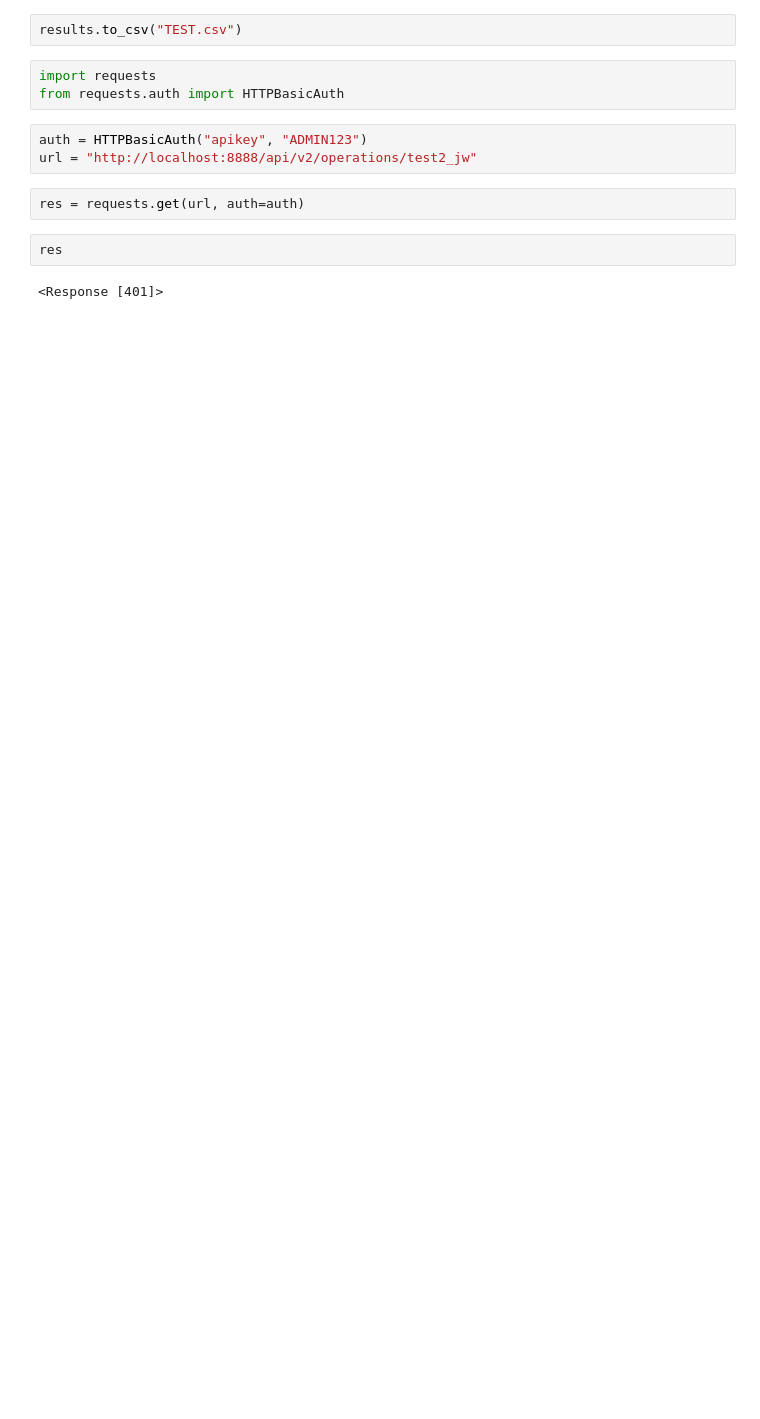
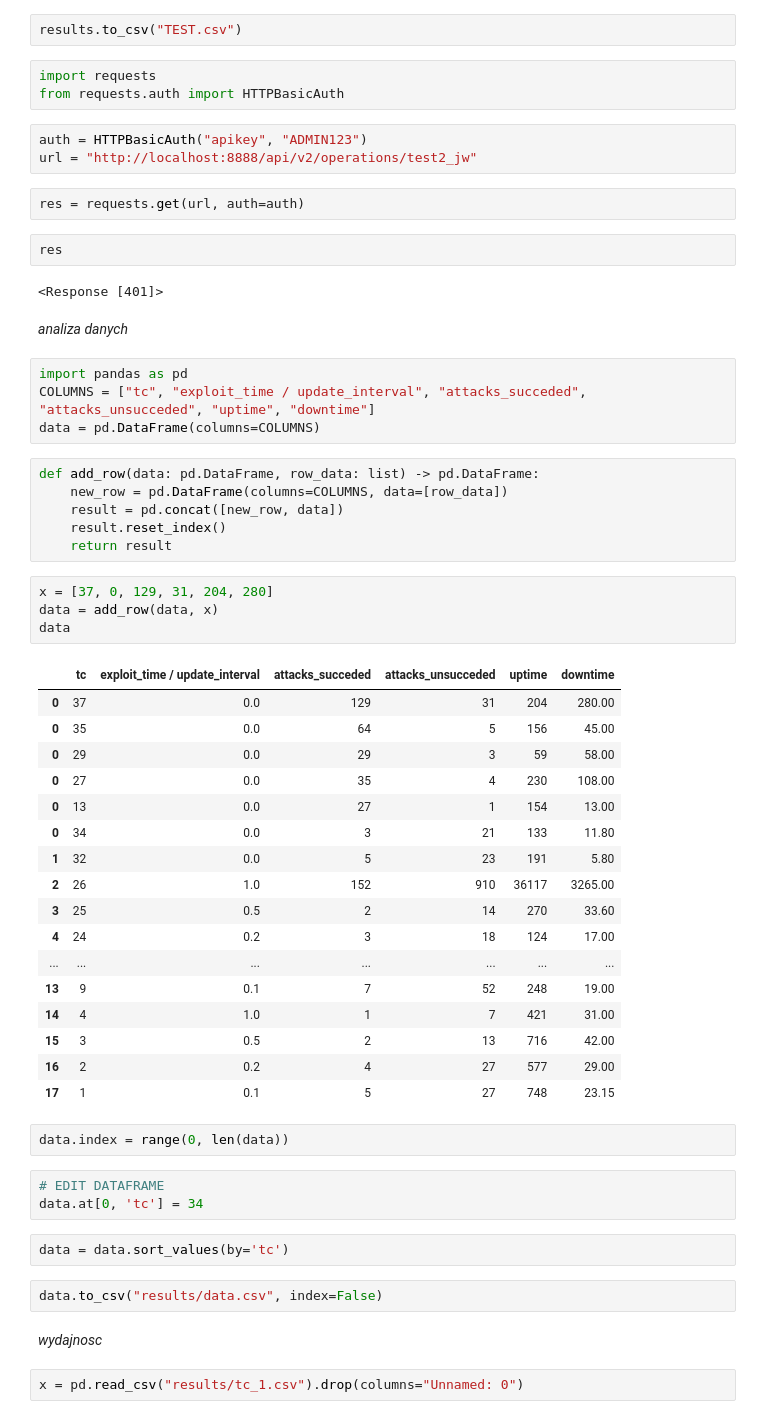
Before and after one commit to cyberorzech/k8s-nodeport-mtd, a Jupyter notebook: notebook.ipynb, the cells around one changed output. Cells and saved outputs as stored; diff of their text form; blank space fills up the shorter version.

```diff
--- a/notebook.ipynb
+++ b/notebook.ipynb
@@ -117,3 +117,50 @@ res = requests.get(url, auth=auth)
 res
 # %% [output]
 <Response [401]>
+# %% [markdown]
+*analiza danych*
+# %%
+import pandas as pd
+COLUMNS = ["tc", "exploit_time / update_interval", "attacks_succeded", "attacks_unsucceded", "uptime", "downtime"]
+data = pd.DataFrame(columns=COLUMNS)
+# %%
+def add_row(data: pd.DataFrame, row_data: list) -> pd.DataFrame:
+    new_row = pd.DataFrame(columns=COLUMNS, data=[row_data])
+    result = pd.concat([new_row, data])
+    result.reset_index()
+    return result
+# %%
+x = [37, 0, 129, 31, 204, 280]
+data = add_row(data, x)
+data
+# %% [output]
+|  | tc | exploit_time / update_interval | attacks_succeded | attacks_unsucceded | uptime | downtime |
+| 0 | 37 | 0.0 | 129 | 31 | 204 | 280.00 |
+| 0 | 35 | 0.0 | 64 | 5 | 156 | 45.00 |
+| 0 | 29 | 0.0 | 29 | 3 | 59 | 58.00 |
+| 0 | 27 | 0.0 | 35 | 4 | 230 | 108.00 |
+| 0 | 13 | 0.0 | 27 | 1 | 154 | 13.00 |
+| 0 | 34 | 0.0 | 3 | 21 | 133 | 11.80 |
+| 1 | 32 | 0.0 | 5 | 23 | 191 | 5.80 |
+| 2 | 26 | 1.0 | 152 | 910 | 36117 | 3265.00 |
+| 3 | 25 | 0.5 | 2 | 14 | 270 | 33.60 |
+| 4 | 24 | 0.2 | 3 | 18 | 124 | 17.00 |
+| ... | ... | ... | ... | ... | ... | ... |
+| 13 | 9 | 0.1 | 7 | 52 | 248 | 19.00 |
+| 14 | 4 | 1.0 | 1 | 7 | 421 | 31.00 |
+| 15 | 3 | 0.5 | 2 | 13 | 716 | 42.00 |
+| 16 | 2 | 0.2 | 4 | 27 | 577 | 29.00 |
+| 17 | 1 | 0.1 | 5 | 27 | 748 | 23.15 |
+# %%
+data.index = range(0, len(data))
+# %%
+# EDIT DATAFRAME
+data.at[0, 'tc'] = 34
+# %%
+data = data.sort_values(by='tc')
+# %%
+data.to_csv("results/data.csv", index=False)
+# %% [markdown]
+*wydajnosc*
+# %%
+x = pd.read_csv("results/tc_1.csv").drop(columns="Unnamed: 0")
```
Also changed, not shown: parts of 6 cells of this notebook, 28 other files.
